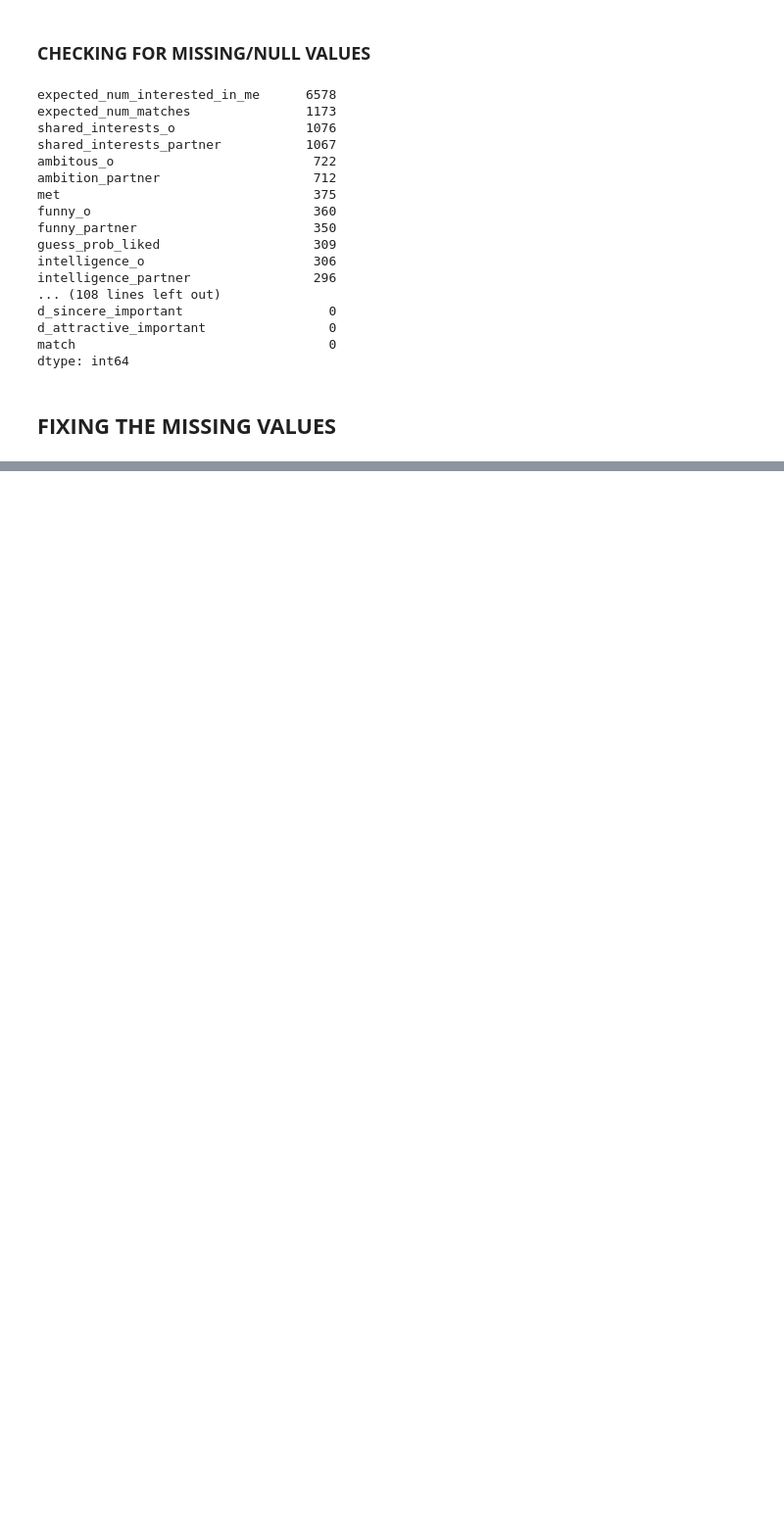
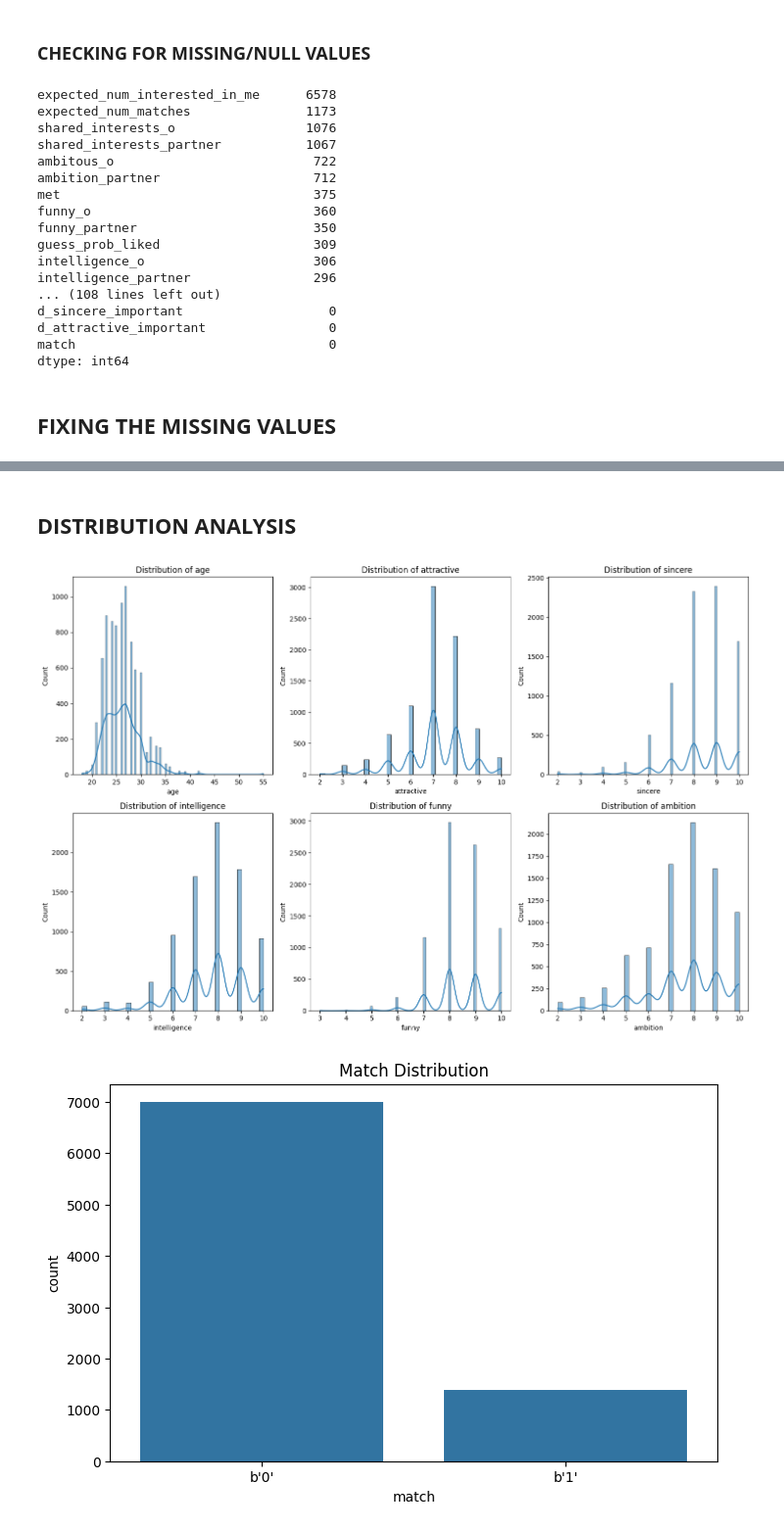
Before and after one commit to Karush2807/YesNoMaybe, a Jupyter notebook: main.ipynb, the cells around one changed output, grey strips where cells are left out. Shown: that part at 98% size. Saved outputs shown, nothing was run; the diff lists cells and outputs as text; code cells hidden in the pictures; blank space fills up the shorter version.

Commit message:
did some distribtion analysis

```diff
--- a/main.ipynb
+++ b/main.ipynb
@@ -158,2 +215,27 @@ funny                              0
 match                              0
 dtype: int64
+# %% [markdown]
+## **DISTRIBUTION ANALYSIS**
+# %%
+# Distribution of key numerical variables
+key_numerics = ['age', 'attractive', 'sincere', 'intelligence', 'funny', 'ambition']
+fig, axes = plt.subplots(2, 3, figsize=(15, 10))
+axes = axes.flatten()
+
+for i, col in enumerate(key_numerics):
+    if col in src_data.columns:
+        sns.histplot(src_data[col].dropna(), ax=axes[i], kde=True)
+        axes[i].set_title(f'Distribution of {col}')
+
+plt.tight_layout()
+plt.show()
+
+# Distribution of match outcomes
+if 'match' in src_data.columns:
+    plt.figure(figsize=(8, 5))
+    sns.countplot(x='match', data=src_data)
+    plt.title('Match Distribution')
+    plt.show()
+# %% [output]
+[figure, added]
+[figure, added]
```
Also changed, not shown: parts of 7 cells of this notebook.
